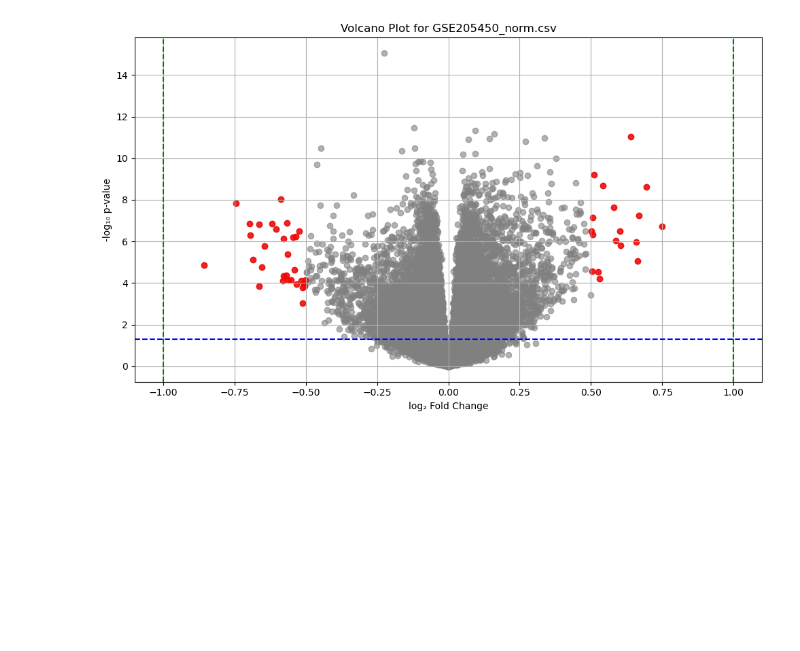
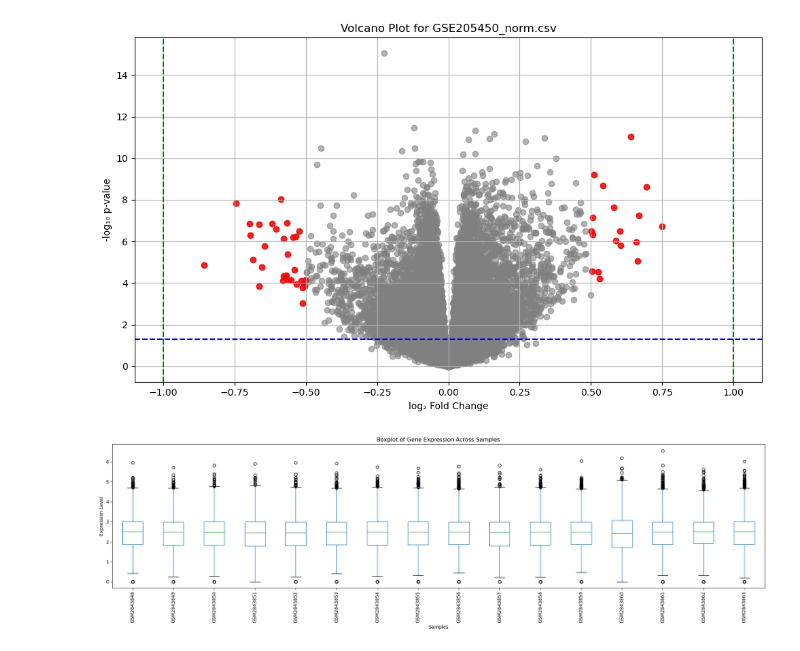
Before and after one commit to awasthi/BIOML, a Jupyter notebook: Parkinson/final.ipynb, the cells around one changed output. Drawn from its saved outputs; the diff is of its cells as text; code cells hidden in the pictures; blank space fills up the shorter version.

```diff
--- a/Parkinson/final.ipynb
+++ b/Parkinson/final.ipynb
@@ -773,3 +773,24 @@ disease                disease       33.219281       NaN
 
 [20031 rows x 3 columns]
 [figure]
+# %%
+import pandas as pd
+import matplotlib.pyplot as plt
+
+# === Load your gene expression CSV ===
+file_path = './data/GSE106608_norm.csv'  # Change to your file
+df = pd.read_csv(file_path)
+
+# === Set GeneId as index (optional, for clarity) ===
+df.set_index(df.columns[0], inplace=True)  # First column is GeneId
+
+# === Plot boxplot ===
+plt.figure(figsize=(20, 6))
+df.boxplot(rot=90, grid=False)
+plt.title("Boxplot of Gene Expression Across Samples")
+plt.xlabel("Samples")
+plt.ylabel("Expression Level")
+plt.tight_layout()
+plt.show()
+# %% [output]
+[figure, added]
```
Also changed, not shown: parts of 1 cell of this notebook, 6 other files.
